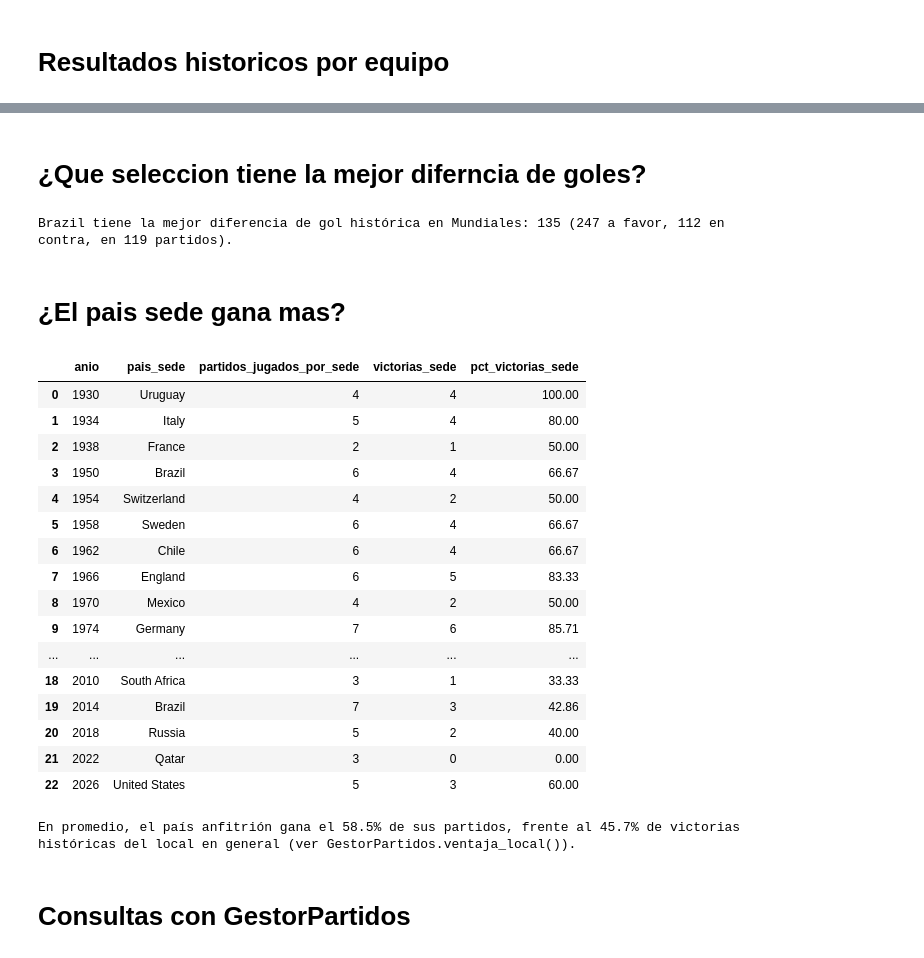
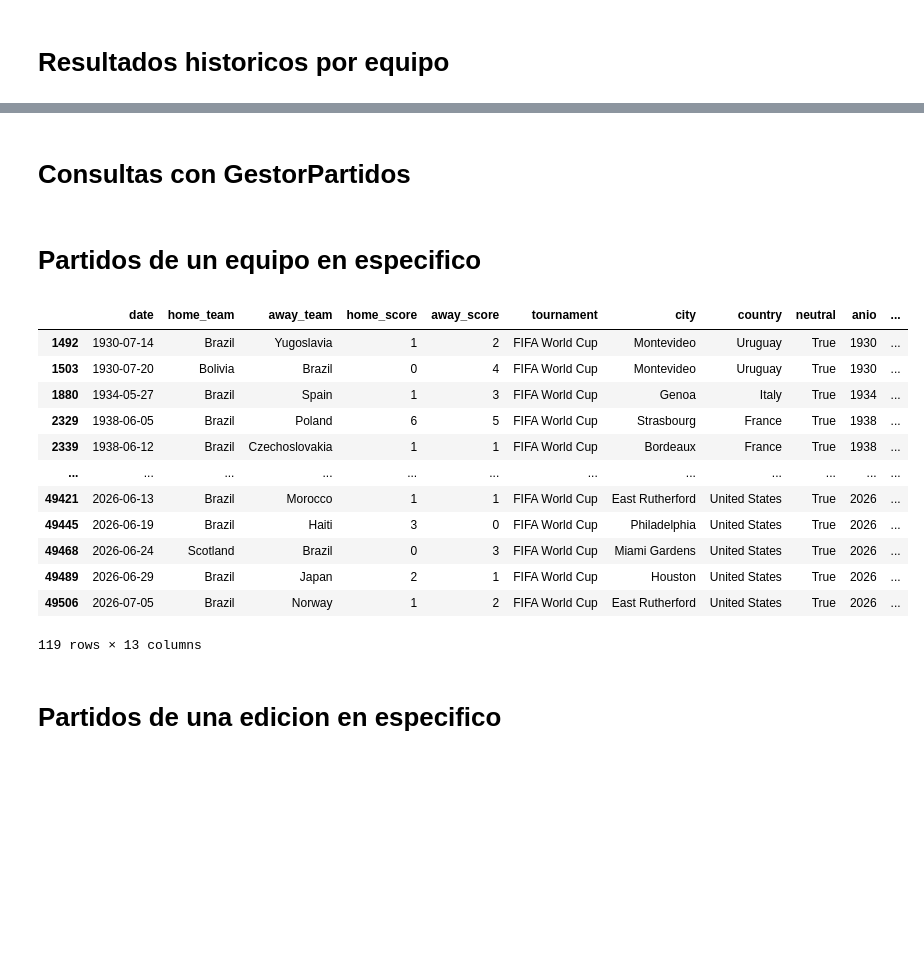
Before and after one commit to jeff0910968/Proyecto2, a Jupyter notebook: notebooks/EDA.ipynb, the cells around one changed output, grey strips where cells are left out. Cells and saved outputs as stored; diff of their text form; code cells hidden in the pictures; blank space fills up the shorter version.

```diff
--- a/notebooks/EDA.ipynb
+++ b/notebooks/EDA.ipynb
@@ -174,45 +150,29 @@ resultados_equipo.head(15)
 | 12 | Uruguay | 62 | 25 | 15 | 22 | 92 | 80 | 12 |
 | 13 | Croatia | 34 | 15 | 8 | 11 | 49 | 40 | 9 |
 | 14 | Colombia | 27 | 12 | 5 | 10 | 37 | 31 | 6 |
-# %% [markdown]
-# ¿Que seleccion tiene la mejor diferncia de goles?
-# %%
-mejor_equipo = resultados_equipo.iloc[0]
-print(f"{mejor_equipo['equipo']} tiene la mejor diferencia de gol histórica en Mundiales: "
-      f"{mejor_equipo['diferencia_gol']} ({mejor_equipo['goles_favor']} a favor, "
-      f"{mejor_equipo['goles_contra']} en contra, en {mejor_equipo['partidos_jugados']} partidos)."
-)
-# %% [output]
-Brazil tiene la mejor diferencia de gol histórica en Mundiales: 135 (247 a favor, 112 en contra, en 119 partidos).
-# %% [markdown]
-# ¿El pais sede gana mas?
-# %%
-df_anfitrion = eda.anfitrion_gana_mas()
-df_anfitrion
-# %% [output]
-|  | anio | pais_sede | partidos_jugados_por_sede | victorias_sede | pct_victorias_sede |
-| 0 | 1930 | Uruguay | 4 | 4 | 100.00 |
-| 1 | 1934 | Italy | 5 | 4 | 80.00 |
-| 2 | 1938 | France | 2 | 1 | 50.00 |
-| 3 | 1950 | Brazil | 6 | 4 | 66.67 |
-| 4 | 1954 | Switzerland | 4 | 2 | 50.00 |
-| 5 | 1958 | Sweden | 6 | 4 | 66.67 |
-| 6 | 1962 | Chile | 6 | 4 | 66.67 |
-| 7 | 1966 | England | 6 | 5 | 83.33 |
-| 8 | 1970 | Mexico | 4 | 2 | 50.00 |
-| 9 | 1974 | Germany | 7 | 6 | 85.71 |
-| ... | ... | ... | ... | ... | ... |
-| 18 | 2010 | South Africa | 3 | 1 | 33.33 |
-| 19 | 2014 | Brazil | 7 | 3 | 42.86 |
-| 20 | 2018 | Russia | 5 | 2 | 40.00 |
-| 21 | 2022 | Qatar | 3 | 0 | 0.00 |
-| 22 | 2026 | United States | 5 | 3 | 60.00 |
-# %%
-promedio_anfitrion = df_anfitrion["pct_victorias_sede"].mean()
-print(f"En promedio, el país anfitrión gana el {promedio_anfitrion:.1f}% de sus partidos, "
-      f"frente al 45.7% de victorias históricas del local en general (ver GestorPartidos.ventaja_local()).")
-# %% [output]
-En promedio, el país anfitrión gana el 58.5% de sus partidos, frente al 45.7% de victorias históricas del local en general (ver GestorPartidos.ventaja_local()).
 # %% [markdown]
 # Consultas con GestorPartidos
+# %%
+gestor = GestorPartidos(cargador.datos)
+# %% [markdown]
+# Partidos de un equipo en especifico
+# %%
+partidos_brasil = gestor.get_por_equipo("Brazil")
+partidos_brasil
+# %% [output]
+|  | date | home_team | away_team | home_score | away_score | tournament | city | country | neutral | anio | ... |
+| 1492 | 1930-07-14 | Brazil | Yugoslavia | 1 | 2 | FIFA World Cup | Montevideo | Uruguay | True | 1930 | ... |
+| 1503 | 1930-07-20 | Bolivia | Brazil | 0 | 4 | FIFA World Cup | Montevideo | Uruguay | True | 1930 | ... |
+| 1880 | 1934-05-27 | Brazil | Spain | 1 | 3 | FIFA World Cup | Genoa | Italy | True | 1934 | ... |
+| 2329 | 1938-06-05 | Brazil | Poland | 6 | 5 | FIFA World Cup | Strasbourg | France | True | 1938 | ... |
+| 2339 | 1938-06-12 | Brazil | Czechoslovakia | 1 | 1 | FIFA World Cup | Bordeaux | France | True | 1938 | ... |
+| ... | ... | ... | ... | ... | ... | ... | ... | ... | ... | ... | ... |
+| 49421 | 2026-06-13 | Brazil | Morocco | 1 | 1 | FIFA World Cup | East Rutherford | United States | True | 2026 | ... |
+| 49445 | 2026-06-19 | Brazil | Haiti | 3 | 0 | FIFA World Cup | Philadelphia | United States | True | 2026 | ... |
+| 49468 | 2026-06-24 | Scotland | Brazil | 0 | 3 | FIFA World Cup | Miami Gardens | United States | True | 2026 | ... |
+| 49489 | 2026-06-29 | Brazil | Japan | 2 | 1 | FIFA World Cup | Houston | United States | True | 2026 | ... |
+| 49506 | 2026-07-05 | Brazil | Norway | 1 | 2 | FIFA World Cup | East Rutherford | United States | True | 2026 | ... |
+119 rows × 13 columns
+# %% [markdown]
+# Partidos de una edicion en especifico
 # %%
```
Also changed, not shown: parts of 25 cells of this notebook.
